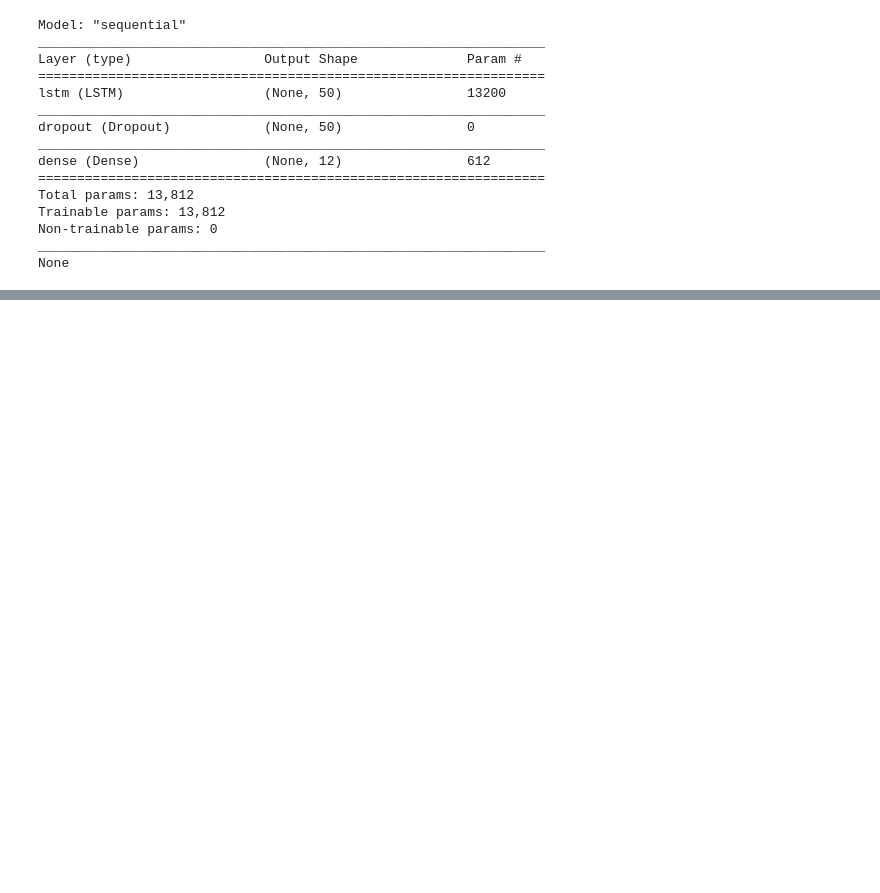
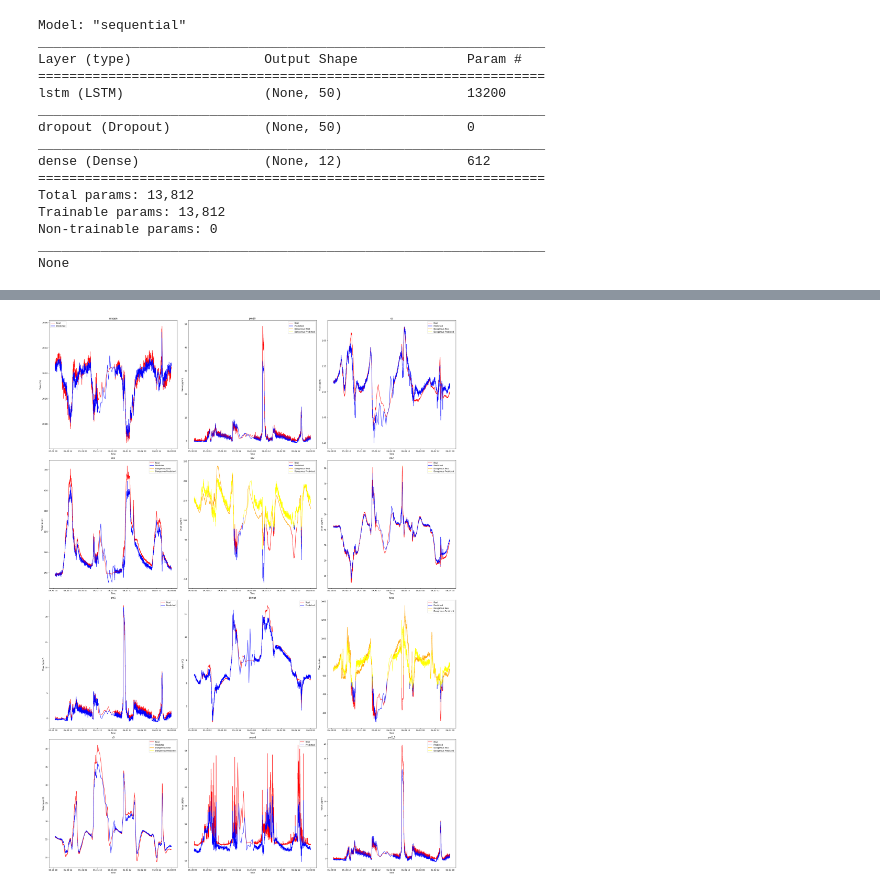
Before and after one commit to XIAxuanzheFrancis/Apprentissage-du-mod-le-LSTM, a Jupyter notebook: 3 algo/rnn_lstm_gru_lab.ipynb, the cells around one changed output, grey strips where cells are left out. Drawn from its saved outputs; the diff is of its cells as text; code cells hidden in the pictures; blank space fills up the shorter version.

```diff
--- a/3 algo/rnn_lstm_gru_lab.ipynb
+++ b/3 algo/rnn_lstm_gru_lab.ipynb
@@ -704,0 +852,80 @@ print(num_correct)
+# %%
+danger_limits = {
+    'pm10': 101,
+    'co': 201,
+    'co2': 1001,
+    'so2': 81,
+    'no2': 81,
+    'tvoc': 500,
+    'o3': 100,
+    'pm2_5': 61,
+}
+# %%
+dates = dates[-test_y.shape[0]:]
+fig, axs = plt.subplots(4, 3, figsize=(30, 40))
+feature_indices = {
+    'oxygen': 0, 'pm10': 1, 'co': 2, 'co2': 3, 'so2': 4,
+    'no2': 5, 'pm1': 6, 'dewpt': 7, 'tvoc': 8, 'o3' : 9, 'sound': 10, 'pm2_5': 11
+}
+
+feature_units = {
+    'oxygen': '%', 'pm10': 'µg/m³', 'co': 'ppm', 'co2': 'ppm',
+    'so2': 'µg/m³', 'no2': 'µg/m³', 'pm1': 'µg/m³',
+    'dewpt': '°C', 'tvoc': 'ppb', 'o3': 'µg/m3', 'sound': 'dB(A)', 'pm2_5': 'µg/m³'
+}
+
+for i, (feature, index) in enumerate(feature_indices.items()):
+    row = i // 3
+    col = i % 3
+
+    real_values = inv_y[:, index]
+    predicted_values = inv_yhat[:, index]
+
+    axs[row, col].set_title(feature)
+    axs[row, col].set_xlabel('Time')
+    axs[row, col].set_ylabel(f'Value ({feature_units[feature]})')
+
+    if feature in danger_limits:
+        if isinstance(danger_limits[feature], tuple):
+            lower, upper = danger_limits[feature]
+            real_colors = ['orange' if (x < lower or x > upper) else 'red' for x in real_values]
+            pred_colors = ['yellow' if (x < lower or x > upper) else 'blue' for x in predicted_values]
+        else:
+            limit = danger_limits[feature]
+            real_colors = ['orange' if x > limit else 'red' for x in real_values]
+            pred_colors = ['yellow' if x > limit else 'blue' for x in predicted_values]
+
+        for j in range(len(dates) - 1):
+            axs[row, col].plot(dates[j:j+2], real_values[j:j+2], color=real_colors[j])
+            axs[row, col].plot(dates[j:j+2], predicted_values[j:j+2], color=pred_colors[j])
+    else:
+        axs[row, col].plot(dates, real_values, color='red', label='Real')
+        axs[row, col].plot(dates, predicted_values, color='blue', label='Predicted')
+
+    axs[row, col].legend()
+
+for ax in axs.flat:
+    handles, labels = ax.get_legend_handles_labels()
+    if not labels:
+        ax.plot([], [], color='red', label='Real')
+        ax.plot([], [], color='blue', label='Predicted')
+        ax.plot([], [], color='orange', label='Dangerous Real')
+        ax.plot([], [], color='yellow', label='Dangerous Predicted')
+    ax.legend()
+
+plt.tight_layout()
+plt.show()
+# for i, (feature, index) in enumerate(feature_indices.items()):
+#     row = i // 3
+#     col = i % 3
+
+#     axs[row, col].plot(dates,inv_y[:, index], color='red', label='Real')
+#     axs[row, col].plot(dates,inv_yhat[:, index], color='blue', label='Predicted')
+#     axs[row, col].set_title(feature)
+#     axs[row, col].set_xlabel('Time')
+#     axs[row, col].set_ylabel(f'Value ({feature_units[feature]})')
+#     axs[row, col].legend()
+
+# plt.tight_layout()
+# plt.show()
+# %% [output]
@@ -704,0 +940 @@ print(num_correct)
+[figure, added]
```
Also changed, not shown: parts of 48 cells of this notebook, 6 other files.
